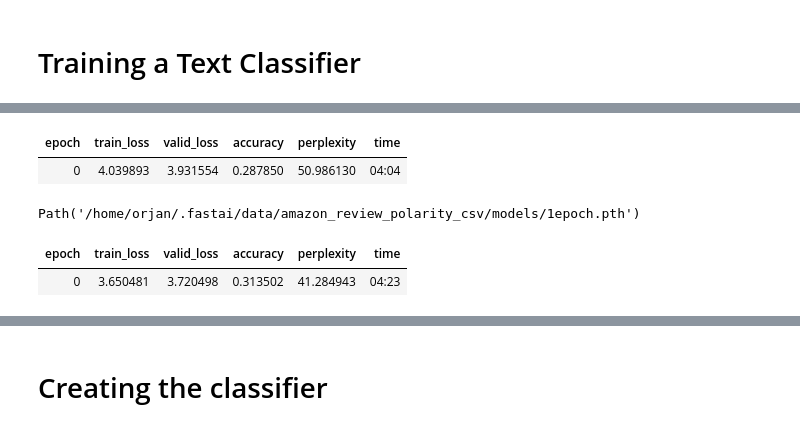
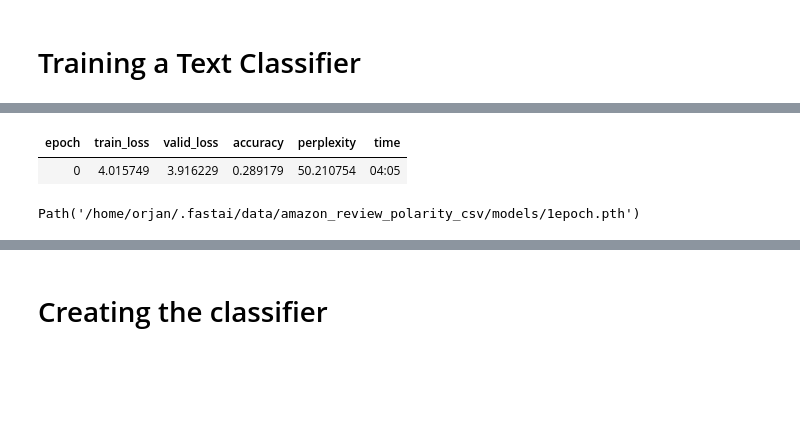
Before and after one commit to Orjanen/mini-prosjekt-5-sentiment, a Jupyter notebook: LikeItOrNot?.ipynb, the cells around one changed output, grey strips where cells are left out. Drawn from its saved outputs; the diff is of its cells as text; code cells hidden in the pictures; blank space fills up the shorter version.

```diff
--- a/LikeItOrNot?.ipynb
+++ b/LikeItOrNot?.ipynb
@@ -39,5 +39,5 @@ torch.cuda.empty_cache()
 # %%
-dls = TextDataLoaders.from_df(train[:100000], path=path, text_col='text', is_lm=True)
+dls_lm = TextDataLoaders.from_df(train[:100000], path=path, text_col='text', is_lm=True)
 dls.show_batch(max_n=3)
 # %% [output]
 [interactive output not drawn]
@@ -48,4 +48,4 @@ dls.show_batch(max_n=3)
 # %%
-learn = language_model_learner(
-    dls, AWD_LSTM, drop_mult=0.3,
+learn_lm = language_model_learner(
+    dls_lm, AWD_LSTM, drop_mult=0.3,
     metrics=[accuracy, Perplexity()]).to_fp16()
@@ -52,6 +58,6 @@ learn = language_model_learner(
 # %%
-learn.fit_one_cycle(1, 2e-2)
+learn_lm.fit_one_cycle(1, 1e-2)
 # %% [output]
 | epoch | train_loss | valid_loss | accuracy | perplexity | time |
-| 0 | 4.039893 | 3.931554 | 0.287850 | 50.986130 | 04:04 |
+| 0 | 4.015749 | 3.916229 | 0.289179 | 50.210754 | 04:05 |
 # %%
@@ -63,6 +68,0 @@ learn = learn.load('1epoch')
-# %%
-learn.unfreeze()
-learn.fit_one_cycle(1,2e-3)
-# %% [output]
-| epoch | train_loss | valid_loss | accuracy | perplexity | time |
-| 0 | 3.650481 | 3.720498 | 0.313502 | 41.284943 | 04:23 |
```
Also changed, not shown: parts of 25 cells of this notebook.
